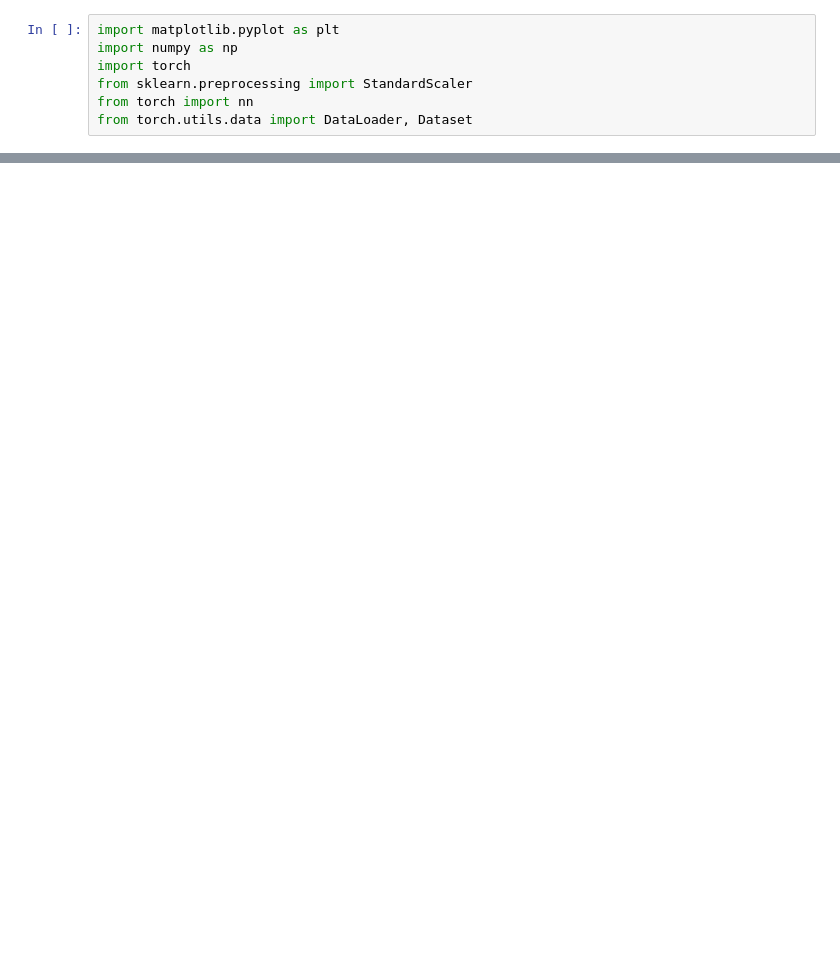
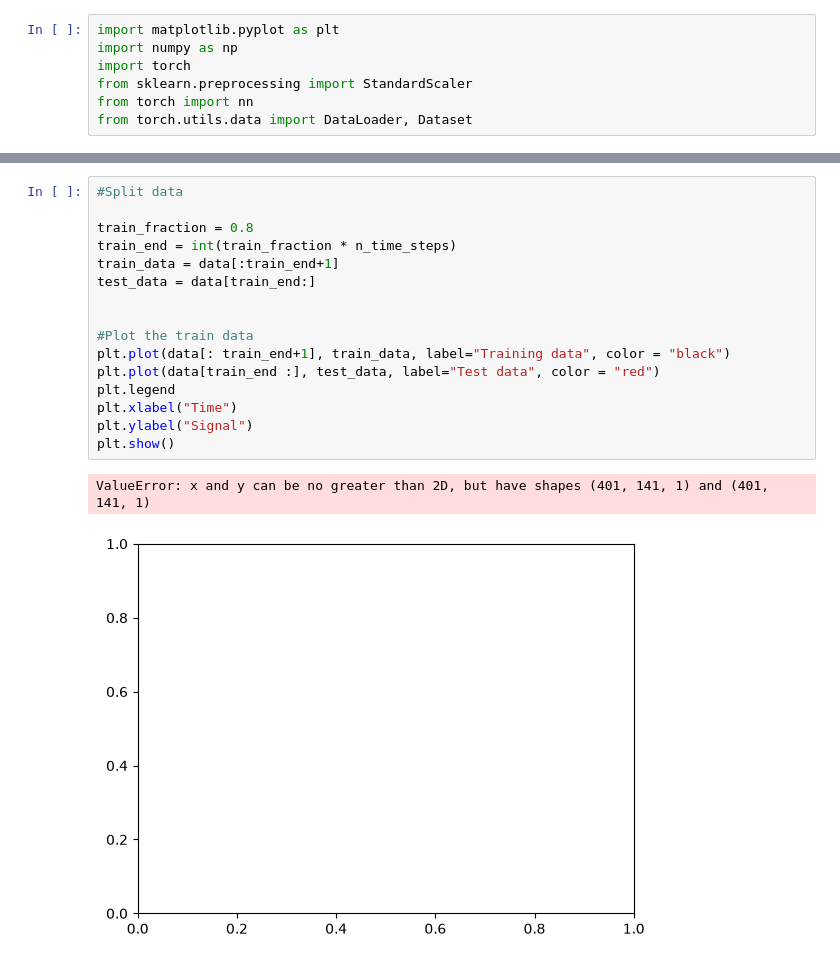
Before and after one commit to bi-blib/ecg5000_time_series_modelling, a Jupyter notebook: exploratory_analysis/baseline.ipynb, the cells around one changed output, grey strips where cells are left out. Drawn from its saved outputs; the diff is of its cells as text; blank space fills up the shorter version.

```diff
--- a/exploratory_analysis/baseline.ipynb
+++ b/exploratory_analysis/baseline.ipynb
@@ -39,0 +55,19 @@ Time serie Steps: 500
+# %%
+#Split data
+
+train_fraction = 0.8
+train_end = int(train_fraction * n_time_steps)
+train_data = data[:train_end+1]
+test_data = data[train_end:]
+
+
+#Plot the train data
+plt.plot(data[: train_end+1], train_data, label="Training data", color = "black")
+plt.plot(data[train_end :], test_data, label="Test data", color = "red")
+plt.legend
+plt.xlabel("Time")
+plt.ylabel("Signal")
+plt.show()
+# %% [output]
+ValueError: x and y can be no greater than 2D, but have shapes (401, 141, 1) and (401, 141, 1)
+[figure, added]
```
Also changed, not shown: parts of 1 cell of this notebook.
